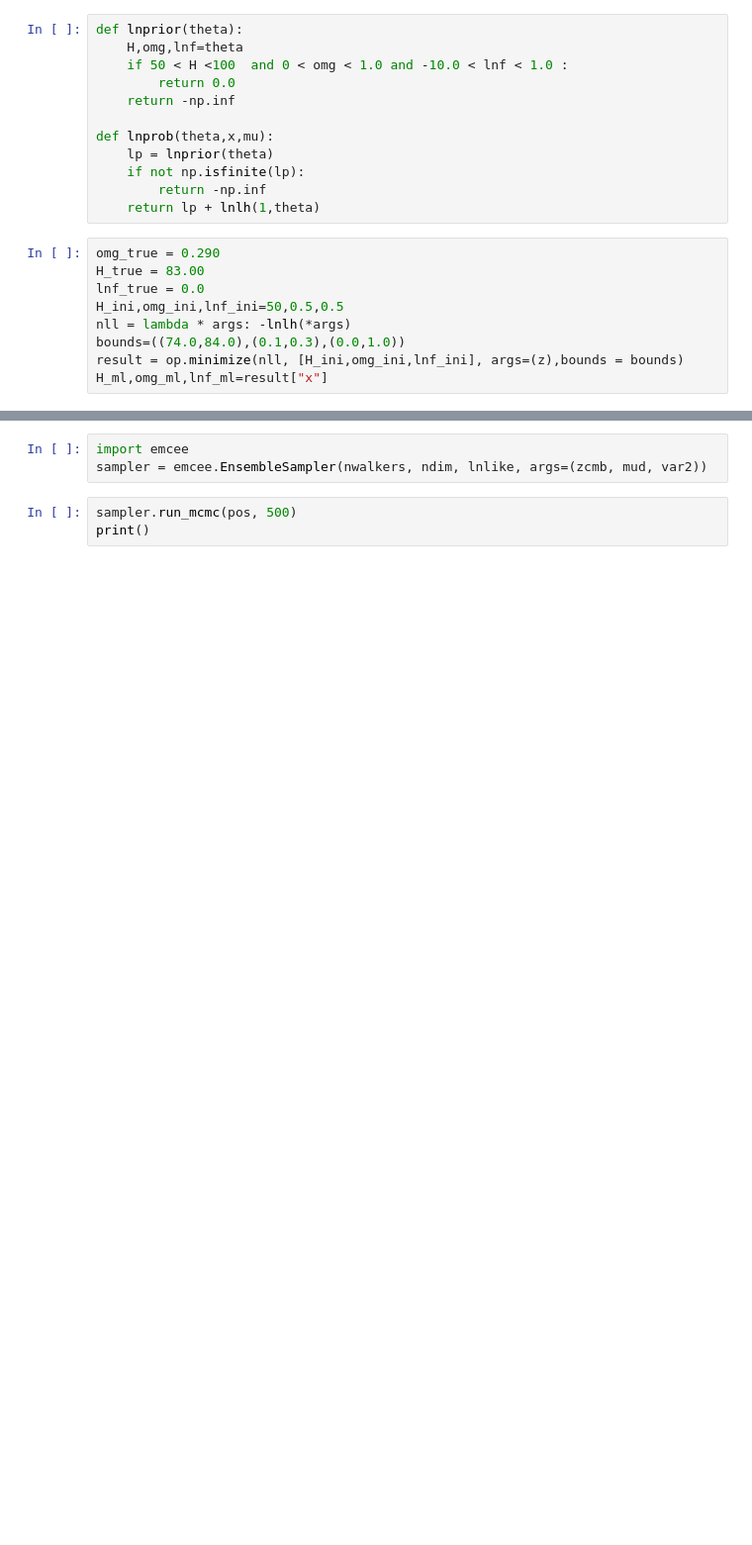
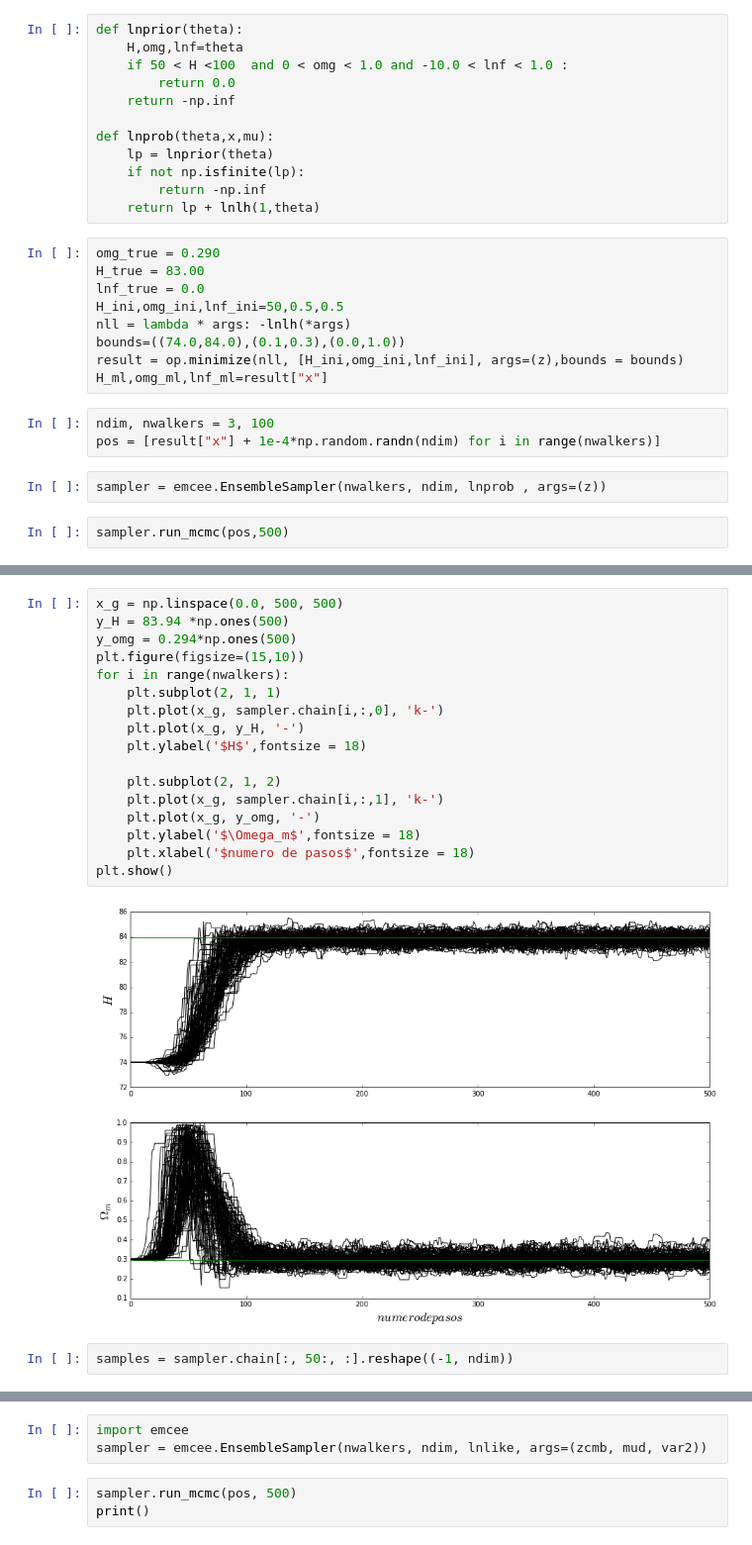
Before and after one commit to CosmoStats/projectofinal1-2018-all, a Jupyter notebook: f_project.ipynb, the cells around one changed output, grey strips where cells are left out. Shown at 99% size. Cells and saved outputs as stored; diff of their text form; blank space fills up the shorter version.

```diff
--- a/f_project.ipynb
+++ b/f_project.ipynb
@@ -206,3 +277,10 @@ nll = lambda * args: -lnlh(*args)
 bounds=((74.0,84.0),(0.1,0.3),(0.0,1.0))
 result = op.minimize(nll, [H_ini,omg_ini,lnf_ini], args=(z),bounds = bounds)
 H_ml,omg_ml,lnf_ml=result["x"]
+# %%
+ndim, nwalkers = 3, 100
+pos = [result["x"] + 1e-4*np.random.randn(ndim) for i in range(nwalkers)]
+# %%
+sampler = emcee.EnsembleSampler(nwalkers, ndim, lnprob , args=(z))
+# %%
+sampler.run_mcmc(pos,500)
@@ -208,0 +305,21 @@ H_ml,omg_ml,lnf_ml=result["x"]
+# %%
+x_g = np.linspace(0.0, 500, 500)
+y_H = 83.94 *np.ones(500)
+y_omg = 0.294*np.ones(500)
+plt.figure(figsize=(15,10))
+for i in range(nwalkers):
+    plt.subplot(2, 1, 1)
+    plt.plot(x_g, sampler.chain[i,:,0], 'k-')
+    plt.plot(x_g, y_H, '-')
+    plt.ylabel('$H$',fontsize = 18)
+
+    plt.subplot(2, 1, 2)
+    plt.plot(x_g, sampler.chain[i,:,1], 'k-')
+    plt.plot(x_g, y_omg, '-')
+    plt.ylabel('$\Omega_m$',fontsize = 18)
+    plt.xlabel('$numero de pasos$',fontsize = 18)
+plt.show()
+# %% [output]
+[figure, added]
+# %%
+samples = sampler.chain[:, 50:, :].reshape((-1, ndim))
```
Also changed, not shown: parts of 25 cells of this notebook, 2 other files.
